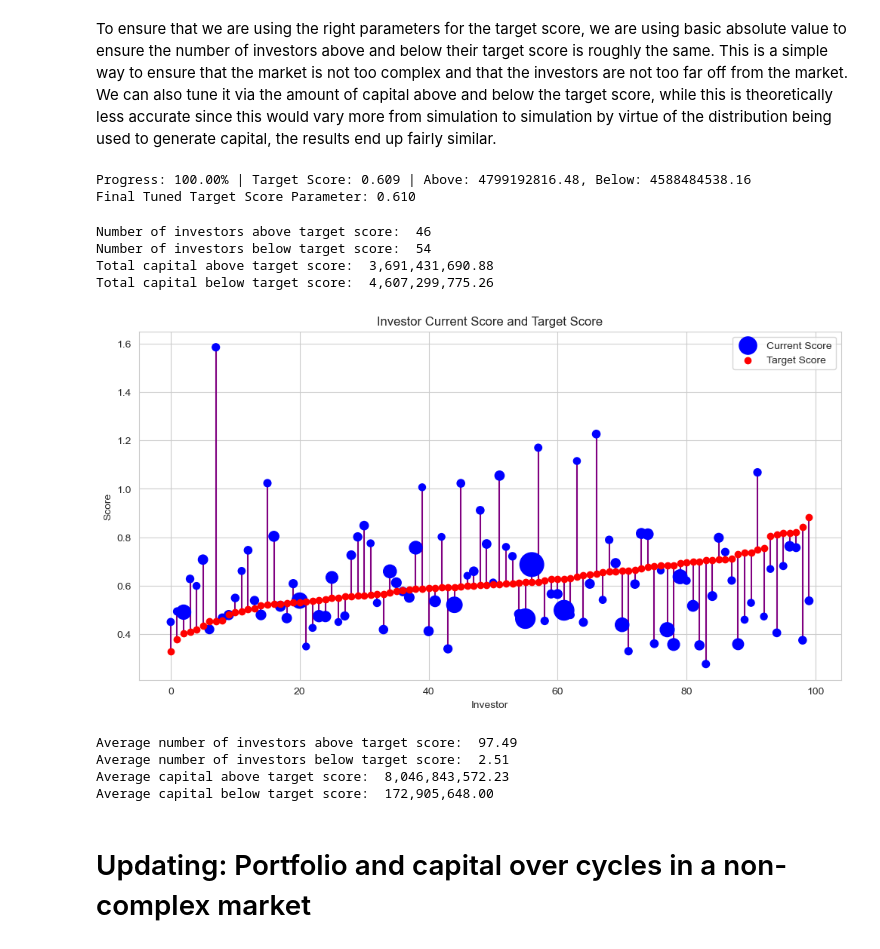
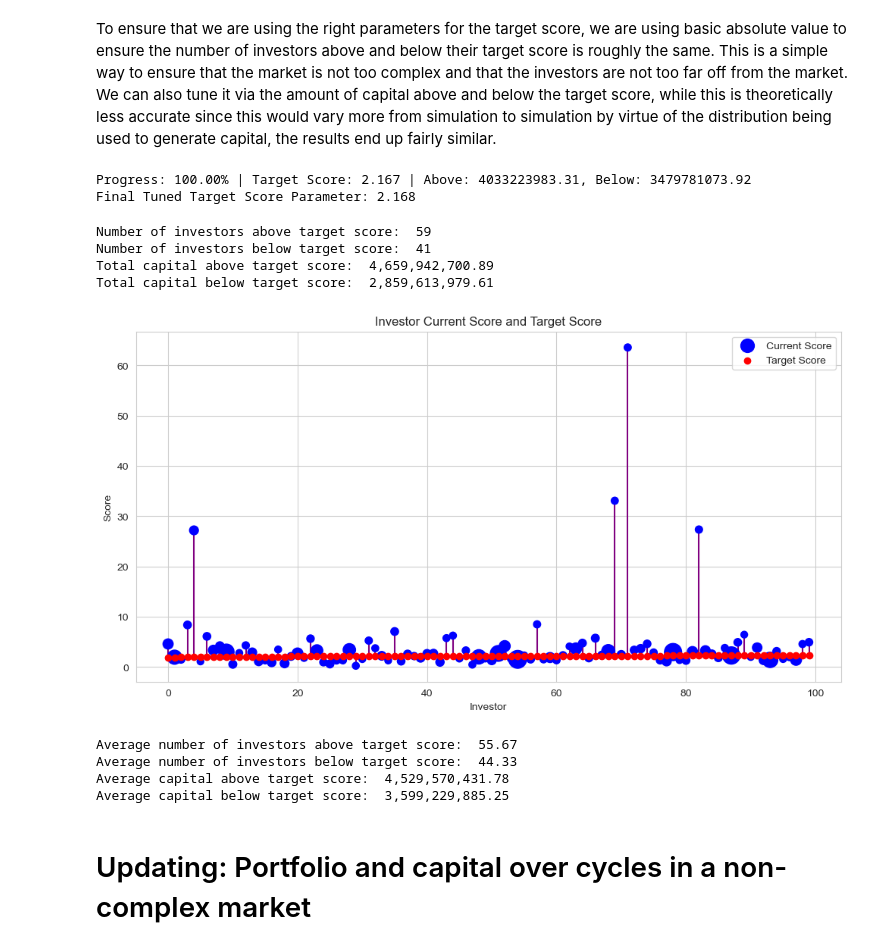
Before and after one commit to mithilpujar/capstone, a Jupyter notebook: Loan Investor Demonstration.ipynb, the cells around one changed output. Cells and saved outputs as stored; diff of their text form; code cells hidden in the pictures.

Commit message:
Debugging
Added new loans to simulation as it progresses

```diff
--- a/Loan Investor Demonstration.ipynb
+++ b/Loan Investor Demonstration.ipynb
@@ -171,7 +173,7 @@ def tune_target_score(tuned_target_score, num_simulations=10, tuning_approach =
     if tuning_approach == 'num_investors':
         return avg_investors_above, avg_investors_below, tuned_target_score
 
-param = 0.6
+param = 2.1
 num_iterations = 100
 
 # Tune the target score
@@ -194,14 +196,14 @@ for i in range(num_iterations):
 # Print final result on a new line
 print(f"\nFinal Tuned Target Score Parameter: {param:.3f}")
 # %% [output]
-Progress: 100.00% | Target Score: 0.609 | Above: 4799192816.48, Below: 4588484538.16
-Final Tuned Target Score Parameter: 0.610
+Progress: 100.00% | Target Score: 2.167 | Above: 4033223983.31, Below: 3479781073.92
+Final Tuned Target Score Parameter: 2.168
 # %%
 # Creating a universe of investors and loans
 num_investors = 100
 num_loans = 1000
 
-investor_list = [LoanInvestor.LoanInvestorObj(target_score_param=0.616) for i in range(num_investors)]
+investor_list = [LoanInvestor.LoanInvestorObj(target_score_param=2.174) for i in range(num_investors)]
 loan_list = [Loan.LoanObj() for i in range(num_loans)]
 
 # Initializing the investor portfolios
@@ -221,38 +223,38 @@ target_scores_sorted = target_scores[indices]
 capital_sorted = capital[indices]
 
 # Calculating the total capital above and below target score
 total_capital_above_target = sum(capital[i] for i in range(num_investors) if current_scores[i] > target_scores[i])
 total_capital_below_target = sum(capital[i] for i in range(num_investors) if current_scores[i] < target_scores[i])
 
 # Printing the number of investors and total capital above and below target score
 print("Number of investors above target score: ", sum(current_scores > target_scores))
 print("Number of investors below target score: ", sum(current_scores < target_scores))
 print("Total capital above target score: ", format(total_capital_above_target, ',.2f'))
 print("Total capital below target score: ", format(total_capital_below_target, ',.2f'))
 
 # Normalize capital for scatter plot size (adjust scale factor as needed)
 size_factor = 0.000001  # Adjust this factor to scale the sizes appropriately
 sizes = capital_sorted * size_factor
 
 # Creating the scatter plot with connected lines
 plt.figure(figsize=(12, 6))
 for i in range(num_investors):
     plt.plot([i, i], [current_scores_sorted[i], target_scores_sorted[i]], color='purple')  # lines
 plt.scatter(range(num_investors), current_scores_sorted, s=sizes, color='blue', label='Current Score', zorder=5)
 plt.scatter(range(num_investors), target_scores_sorted, color='red', label='Target Score', zorder=5)
 
 plt.ylabel("Score")
 plt.xlabel("Investor")
 plt.title("Investor Current Score and Target Score")
 plt.legend()
 plt.grid(True)
 plt.show()
 # %% [output]
-Number of investors above target score:  46
-Number of investors below target score:  54
-Total capital above target score:  3,691,431,690.88
-Total capital below target score:  4,607,299,775.26
+Number of investors above target score:  59
+Number of investors below target score:  41
+Total capital above target score:  4,659,942,700.89
+Total capital below target score:  2,859,613,979.61
-[figure, old version]
+[figure, new version]
 # %%
 trials = 100
 num_investors = 100
@@ -263,7 +265,7 @@ total_capital_above = []
 total_capital_below = []
 
 for _ in range(trials):
-    investor_list = [LoanInvestor.LoanInvestorObj() for _ in range(num_investors)]
+    investor_list = [LoanInvestor.LoanInvestorObj(target_score_param=2.174) for _ in range(num_investors)]
     loan_list = [Loan.LoanObj() for _ in range(num_loans)]
 
     current_scores = []
@@ -289,10 +291,10 @@ print("Average number of investors below target score: ", np.mean(num_investors_
 print("Average capital above target score: ", format(np.mean(total_capital_above), ',.2f'))
 print("Average capital below target score: ", format(np.mean(total_capital_below), ',.2f'))
 # %% [output]
-Average number of investors above target score:  97.49
-Average number of investors below target score:  2.51
-Average capital above target score:  8,046,843,572.23
-Average capital below target score:  172,905,648.00
+Average number of investors above target score:  55.67
+Average number of investors below target score:  44.33
+Average capital above target score:  4,529,570,431.78
+Average capital below target score:  3,599,229,885.25
 # %% [markdown]
 # Updating: Portfolio and capital over cycles in a non-complex market
 # %%
```
Also changed, not shown: parts of 10 cells of this notebook, 7 other files.
